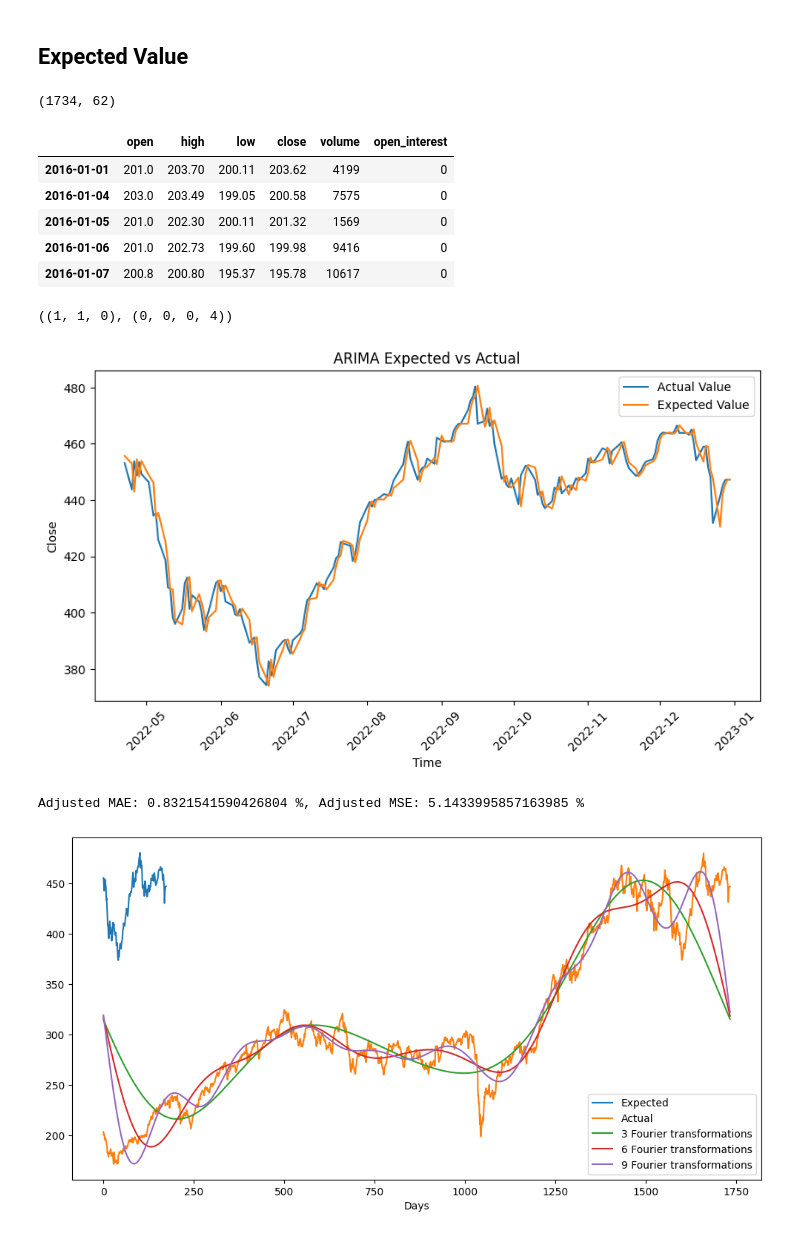
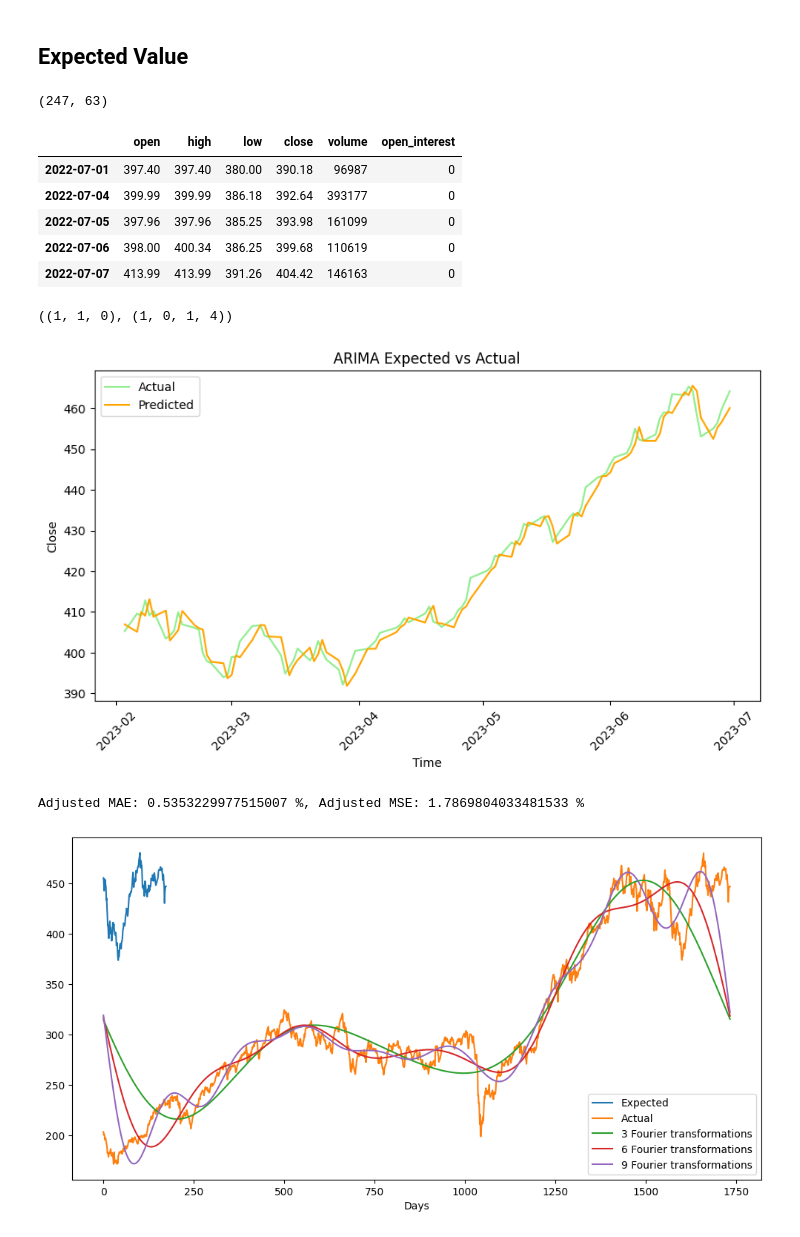
Before and after one commit to pagar22/laxmi-chit-fund, a Jupyter notebook: notebooks/kelly.ipynb, the cells around one changed output. Saved outputs shown, nothing was run; the diff lists cells and outputs as text; code cells hidden in the pictures.

```diff
--- a/notebooks/kelly.ipynb
+++ b/notebooks/kelly.ipynb
@@ -184,11 +184,11 @@ BASE_URL = "http://localhost:2000"
 # %%
 smallcase_name = "Nippon India ETF Nifty Next 50 Junior BeES"
 exchange_token = "10939"
-quarter_end = "2023-03-31"
-quarter_start = "2023-01-01"
+quarter_end = "2023-09-30"
+quarter_start = "2023-07-01"
 
 
-quarter_prev = (pd.to_datetime(quarter_start) - pd.DateOffset(years=7)).strftime("%Y-%m-%d")
+quarter_prev = (pd.to_datetime(quarter_start) - pd.DateOffset(years=1)).strftime("%Y-%m-%d")
 
 params = {"start_date": quarter_prev , "end_date": quarter_start}
 train_candles = requests.get(f"{BASE_URL}/tickers/{exchange_token}/candles", params=params).json()
@@ -196,7 +196,7 @@ test_candles = []
 test_candles = requests.get(f"{BASE_URL}/tickers/{exchange_token}/candles", params={"start_date": quarter_start, "end_date": quarter_end}).json()
 len(train_candles), len(test_candles)
 # %% [output]
-(1734, 62)
+(247, 63)
 # %%
 df_train = pd.DataFrame.from_dict(train_candles, orient="index")
 df_train.index = pd.to_datetime(df_train.index)
@@ -209,11 +209,11 @@ df_close.head()
 df_train.head()
 # %% [output]
 |  | open | high | low | close | volume | open_interest |
-| 2016-01-01 | 201.0 | 203.70 | 200.11 | 203.62 | 4199 | 0 |
-| 2016-01-04 | 203.0 | 203.49 | 199.05 | 200.58 | 7575 | 0 |
-| 2016-01-05 | 201.0 | 202.30 | 200.11 | 201.32 | 1569 | 0 |
-| 2016-01-06 | 201.0 | 202.73 | 199.60 | 199.98 | 9416 | 0 |
-| 2016-01-07 | 200.8 | 200.80 | 195.37 | 195.78 | 10617 | 0 |
+| 2022-07-01 | 397.40 | 397.40 | 380.00 | 390.18 | 96987 | 0 |
+| 2022-07-04 | 399.99 | 399.99 | 386.18 | 392.64 | 393177 | 0 |
+| 2022-07-05 | 397.96 | 397.96 | 385.25 | 393.98 | 161099 | 0 |
+| 2022-07-06 | 398.00 | 400.34 | 386.25 | 399.68 | 110619 | 0 |
+| 2022-07-07 | 413.99 | 413.99 | 391.26 | 404.42 | 146163 | 0 |
 # %%
 m = 4 # Quarterly data
 model = auto_arima(df_close, seasonal=True, m=m)
@@ -221,7 +221,7 @@ best_order = model.get_params()["order"]
 best_seasonal_order = model.get_params()["seasonal_order"]
 best_order, best_seasonal_order
 # %% [output]
-((1, 1, 0), (0, 0, 0, 4))
+((1, 1, 0), (1, 0, 1, 4))
 # %%
 def get_expected_value(candles: list):
     model = ARIMA(candles, order=best_order)
@@ -230,7 +230,7 @@ def get_expected_value(candles: list):
     return expected_value[0]
 # %%
 temp = df_close["close"].values
-train_split = int(0.9 * len(temp)) # 60-40 split
+train_split = int(0.6 * len(temp)) # 60-40 split
 train, test = temp[:train_split], temp[train_split:]
 
 
@@ -241,16 +241,16 @@ for candle in test:
     historical_candles.append(candle)
 # %%
 plt.figure(figsize=(10, 5))
-plt.title('ARIMA Expected vs Actual')
-plt.xlabel('Time')
-plt.ylabel('Close')
+plt.title("ARIMA Expected vs Actual")
+plt.xlabel("Time")
+plt.ylabel("Close")
 plt.xticks(rotation=45)
-plt.plot(df_close.iloc[train_split:].index, test, label='Actual Value')
-plt.plot(df_close.iloc[train_split:].index, expected_values, label='Expected Value')
+plt.plot(df_close.iloc[train_split:].index, test, label="Actual", color="lightgreen")
+plt.plot(df_close.iloc[train_split:].index, expected_values, label="Predicted", color="orange")
 plt.legend()
 plt.show()
 # %% [output]
-[figure, old version]
+[figure, new version]
 # %%
 mae = mean_absolute_error(test, expected_values)
 mse = mean_squared_error(test, expected_values)
@@ -260,7 +260,7 @@ adjusted_mse = (mse / np.mean(test)) * 100
 
 print(f"Adjusted MAE: {adjusted_mae} %, Adjusted MSE: {adjusted_mse} %")
 # %% [output]
-Adjusted MAE: 0.8321541590426804 %, Adjusted MSE: 5.1433995857163985 %
+Adjusted MAE: 0.5353229977515007 %, Adjusted MSE: 1.7869804033481533 %
 # %%
 close_prices = df_close[['close'][:len(expected_values)]]
 close_prices_array = close_prices['close'].values.tolist()
```
Also changed, not shown: parts of 8 cells of this notebook, 2 other files.
